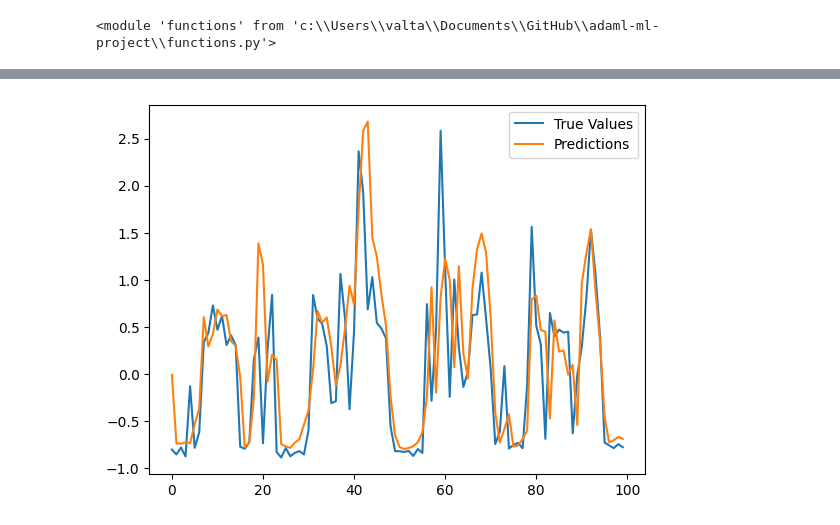
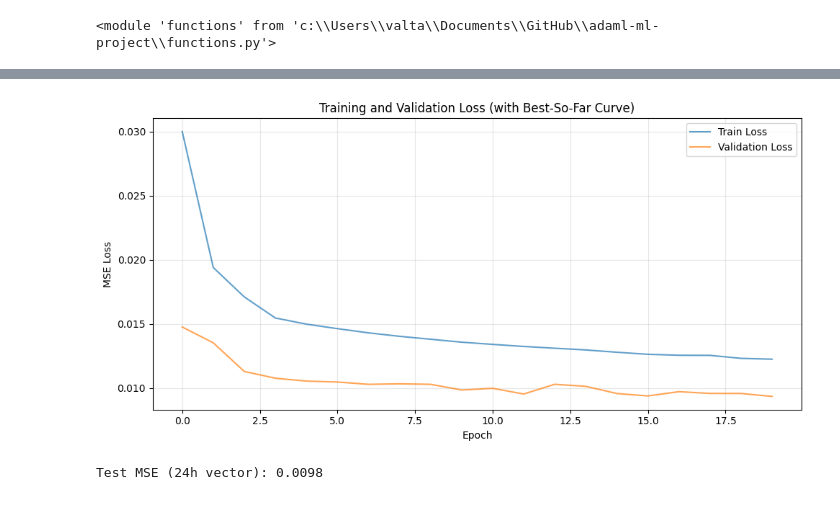
Before and after one commit to veetirajaniemi/adaml-ml-project, a Jupyter notebook: transformerNN.ipynb, the cells around one changed output, grey strips where cells are left out. Drawn from its saved outputs; the diff is of its cells as text; code cells hidden in the pictures.

```diff
--- a/transformerNN.ipynb
+++ b/transformerNN.ipynb
@@ -45,22 +92,38 @@ class EnergyData(Dataset):
+# %%
+window  = 72    # history length (previous 24h)
+horizon = 24    # forecast length (next 24h)
+
+train_df = train_scaled.copy()
+val_df   = val_scaled.copy()
+test_df  = test_scaled.copy()
+
+train_dataset = EnergyData24h(train_df, window=window, horizon=horizon)
+val_dataset   = EnergyData24h(val_df,   window=window, horizon=horizon)
+test_dataset  = EnergyData24h(test_df, window=window, horizon=horizon)
+
+batch_size = 128
+
+train_loader = DataLoader(train_dataset, batch_size=batch_size, shuffle=True,  num_workers=0)
+val_loader   = DataLoader(val_dataset,   batch_size=batch_size, shuffle=False, num_workers=0)
+test_loader  = DataLoader(test_dataset,  batch_size=batch_size, shuffle=False, num_workers=0)
 # %%
+# https://www.ibm.com/think/topics/positional-encoding?
+# & AI
 class PositionalEncoding(nn.Module):
     def __init__(self, d_model, max_len=5000):
         super().__init__()
-        pe = torch.zeros(max_len, d_model)                      # (max_len, d_model)
+        pe = torch.zeros(max_len, d_model)
         position = torch.arange(0, max_len, dtype=torch.float32).unsqueeze(1)
         div_term = torch.exp(
             torch.arange(0, d_model, 2).float() * (-math.log(10000.0) / d_model)
         )
-        # Even indices: sin, Odd indices: cos
         pe[:, 0::2] = torch.sin(position * div_term)
         pe[:, 1::2] = torch.cos(position * div_term)
-
-        pe = pe.unsqueeze(0)                                    # (1, max_len, d_model)
+        pe = pe.unsqueeze(0)  # (1, max_len, d_model)
         self.register_buffer("pe", pe)
 
     def forward(self, x):
         # x: (B, S, d_model)
         seq_len = x.size(1)
-        x = x + self.pe[:, :seq_len, :]
-        return x
+        return x + self.pe[:, :seq_len, :]
 # %%
@@ -237,8 +242,41 @@ plt.show()
-# %%
-plt.figure()
-plt.plot(truevalids_array[:100])
-plt.plot(preds_array[:100])
-plt.legend(["True Values", "Predictions"])
-plt.show()
-# %% [output]
-[figure, removed]
+# %%
+plt.figure(figsize=(10,5))
+plt.plot(train_losses, label="Train Loss", alpha=0.7)
+plt.plot(val_losses, label="Validation Loss", alpha=0.7)
+
+plt.xlabel("Epoch")
+plt.ylabel("MSE Loss")
+plt.title("Training and Validation Loss (with Best-So-Far Curve)")
+plt.legend()
+plt.grid(True, alpha=0.3)
+plt.tight_layout()
+plt.show()
+# %% [output]
+[figure, added]
+# %%
+model.eval()
+test_loss = 0.0
+y_true_list = []
+y_pred_list = []
+
+with torch.no_grad():
+    for X_batch, y_batch in test_loader:
+        X_batch = X_batch.to(device)
+        y_batch = y_batch.to(device)
+
+        preds = model(X_batch)
+
+        loss = criterion(preds, y_batch)
+        test_loss += loss.item() * X_batch.size(0)
+
+        y_true_list.append(y_batch.cpu())
+        y_pred_list.append(preds.cpu())
+
+test_loss /= len(test_loader.dataset)
+print(f"Test MSE (24h vector): {test_loss:.4f}")
+
+# Stack all test predictions
+y_true = torch.cat(y_true_list, dim=0).numpy()  # (N_samples, 24)
+y_pred = torch.cat(y_pred_list, dim=0).numpy()  # (N_samples, 24)
+# %% [output]
+Test MSE (24h vector): 0.0098
```
Also changed, not shown: parts of 15 cells of this notebook.
